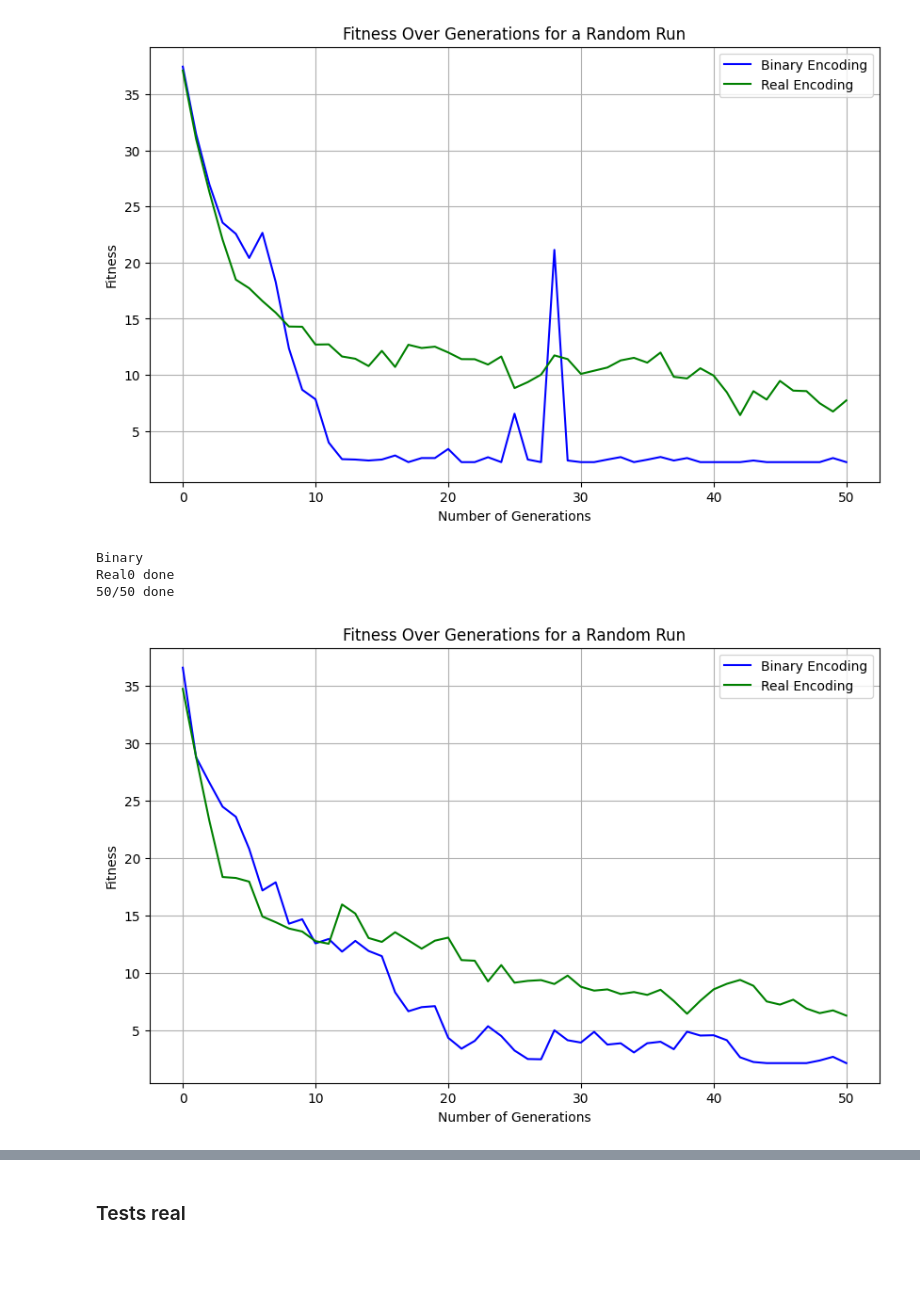
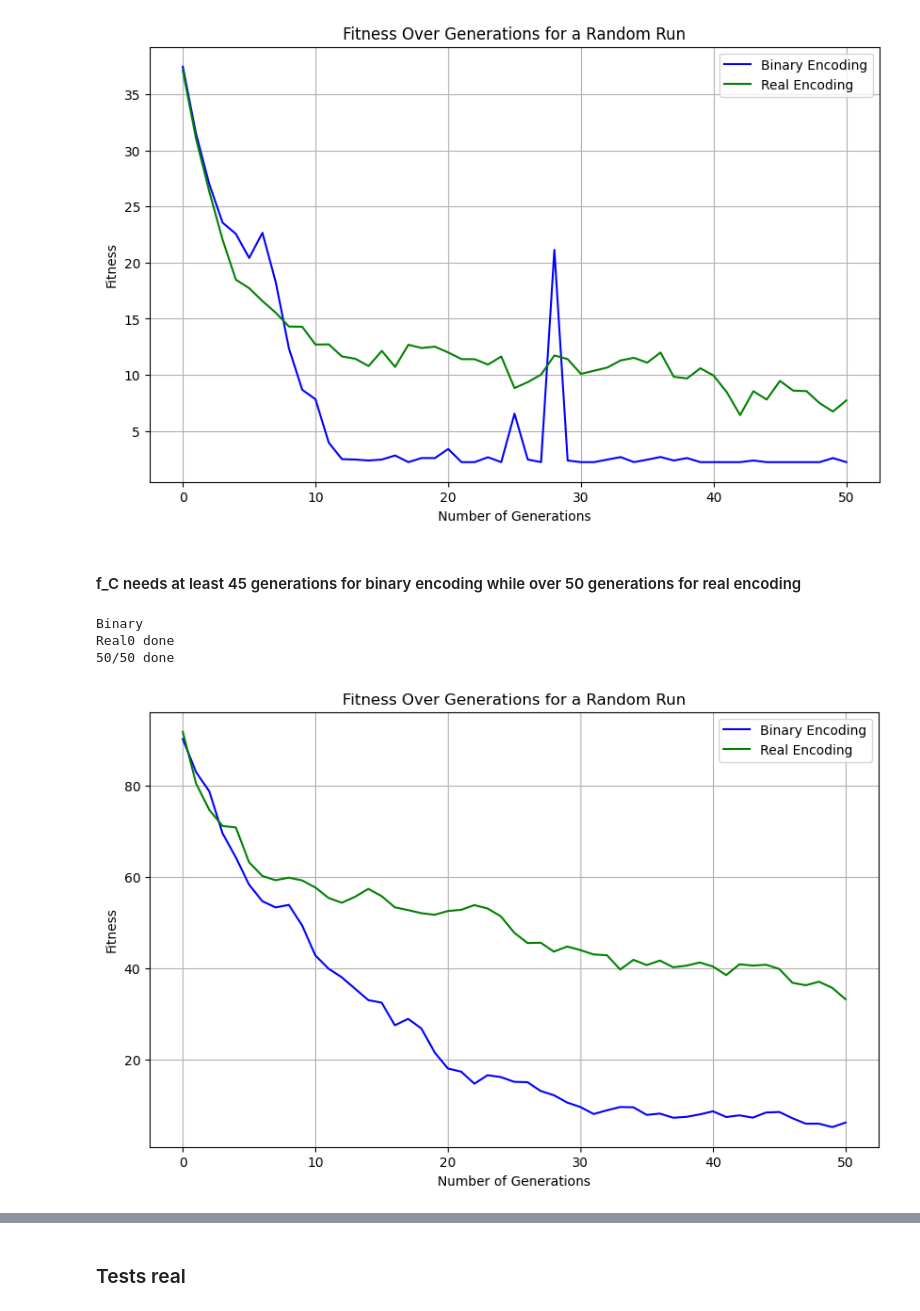
Before and after one commit to LosPadrinosMemens/HW2_Evolutionary_Computation, a Jupyter notebook: main.ipynb, the cells around one changed output, grey strips where cells are left out. Drawn from its saved outputs; the diff is of its cells as text; code cells hidden in the pictures; blank space fills up the shorter version.

```diff
--- a/main.ipynb
+++ b/main.ipynb
@@ -93,13 +98,15 @@ Binary
 Real0 done
 50/50 done
 [figure]
+# %% [markdown]
+#### f_C needs at least 45 generations for binary encoding while over 50 generations for real encoding
 # %%
 print('Binary')
-avg_bin, std_bin, max_bin = ga_solve(100, f_B, [(-5.12, 5.12),(-5.12, 5.12),(-5.12, 5.12),(-5.12, 5.12),(-5.12, 5.12)],
+avg_bin, std_bin, max_bin = ga_solve(100, f_C, [(-5.12, 5.12),(-5.12, 5.12),(-5.12, 5.12),(-5.12, 5.12),(-5.12, 5.12)],
                                     n = 5, binary = True, minimization = True,
                                     n_generations = 50,pc=0.9, precision_digits=4)
 print('Real')
-avg_real, std_real, max_real = ga_solve(100, f_B, [(-5.12, 5.12),(-5.12, 5.12),(-5.12, 5.12),(-5.12, 5.12),(-5.12, 5.12)],
+avg_real, std_real, max_real = ga_solve(100, f_C, [(-5.12, 5.12),(-5.12, 5.12),(-5.12, 5.12),(-5.12, 5.12),(-5.12, 5.12)],
                                     n = 5, binary = False, minimization = True,
                                     n_generations = 50,pc=0.9, precision_digits=4)
 
@@ -112,31 +119,31 @@ data = {
     'max_real': max_real
 }
 
 with open('pickles/ga_fc_results.pkl', 'wb') as f:
     pickle.dump(data, f)
 
 with open('pickles/ga_fc_results.pkl', 'rb') as f:
     data = pickle.load(f)
 
 # Retrieve the variables
 avg_bin = data['avg_bin']
 std_bin = data['std_bin']
 max_bin = data['max_bin']
 avg_real = data['avg_real']
 std_real = data['std_real']
 max_real = data['max_real']
 
 plt.figure(figsize=(10, 6))
 plt.plot(avg_bin, label='Binary Encoding', color='blue', linestyle='-')
 plt.plot(avg_real, label='Real Encoding', color='green', linestyle='-')
 plt.xlabel('Number of Generations')
 plt.ylabel('Fitness')
 plt.title('Fitness Over Generations for a Random Run')
 plt.legend()
 plt.grid(True)
 plt.show()
 # %% [output]
 Binary
 Real0 done
 50/50 done
-[figure, old version]
+[figure, new version]
```
Also changed, not shown: parts of 5 cells of this notebook, 1 other file.
